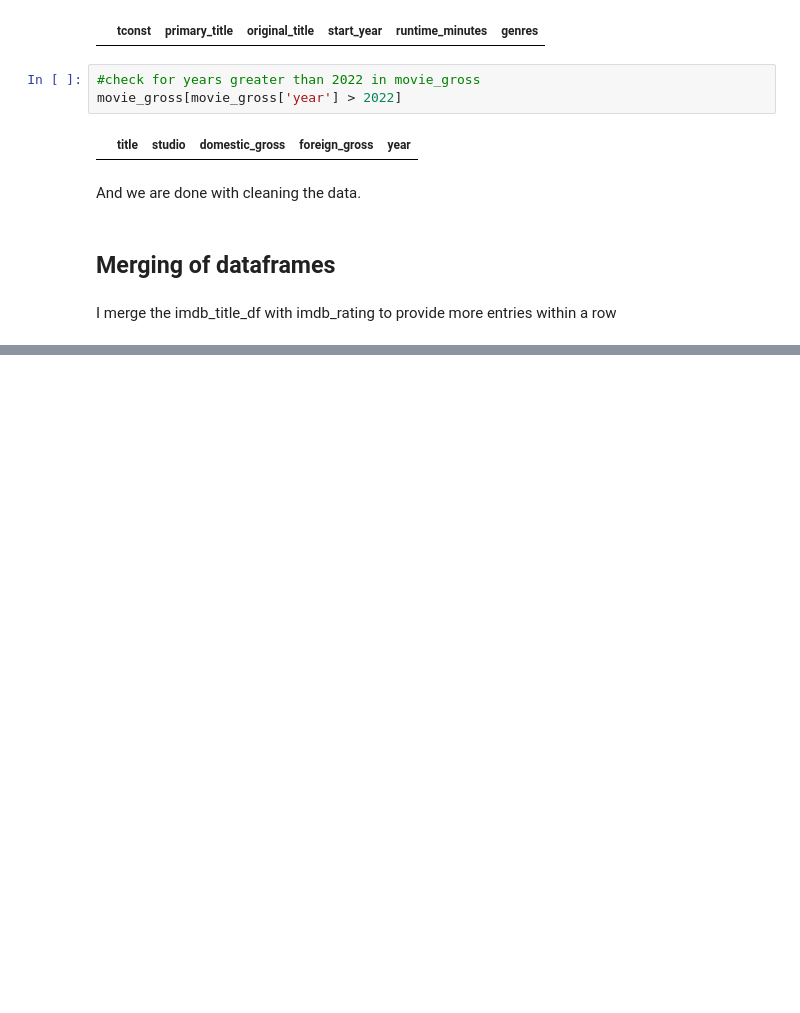
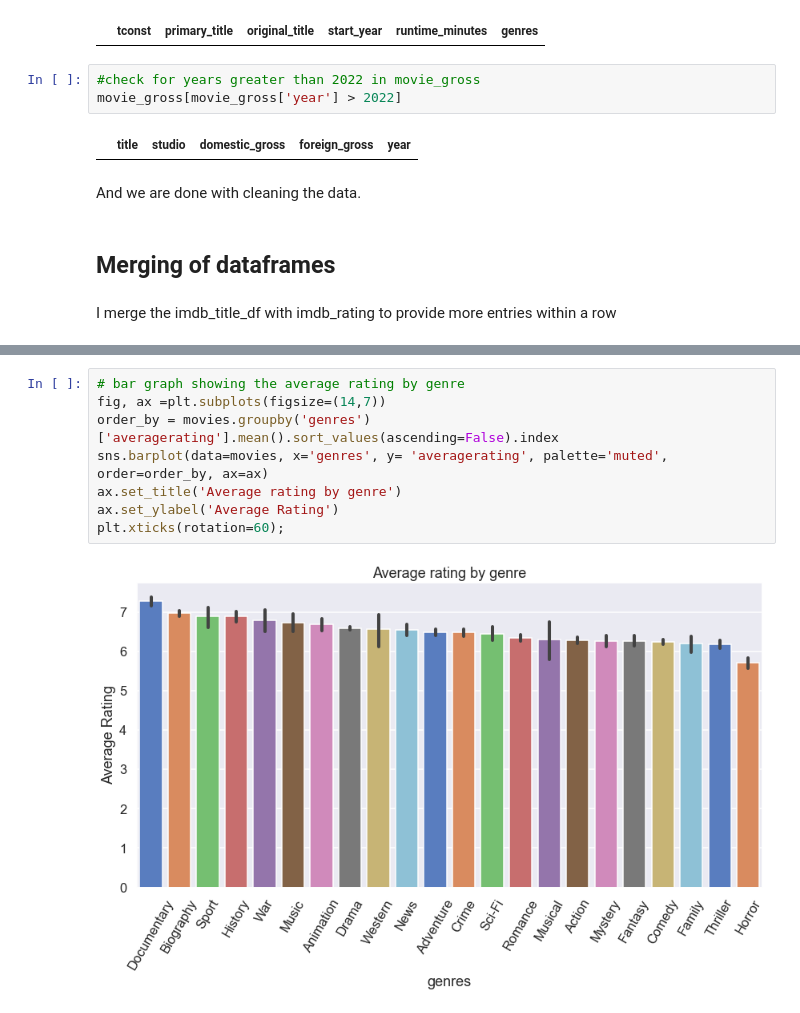
Before and after one commit to jonvis23/dsc-phase-1-project, a Jupyter notebook: student.ipynb, the cells around one changed output, grey strips where cells are left out. Drawn from its saved outputs; the diff is of its cells as text; blank space fills up the shorter version.

```diff
--- a/student.ipynb
+++ b/student.ipynb
@@ -389,0 +589,10 @@ joined_imdb_df.head(10)
+# %%
+# bar graph showing the average rating by genre
+fig, ax =plt.subplots(figsize=(14,7))
+order_by = movies.groupby('genres')['averagerating'].mean().sort_values(ascending=False).index
+sns.barplot(data=movies, x='genres', y= 'averagerating', palette='muted', order=order_by, ax=ax)
+ax.set_title('Average rating by genre')
+ax.set_ylabel('Average Rating')
+plt.xticks(rotation=60);
+# %% [output]
+[figure, added]
```
Also changed, not shown: parts of 54 cells of this notebook.
